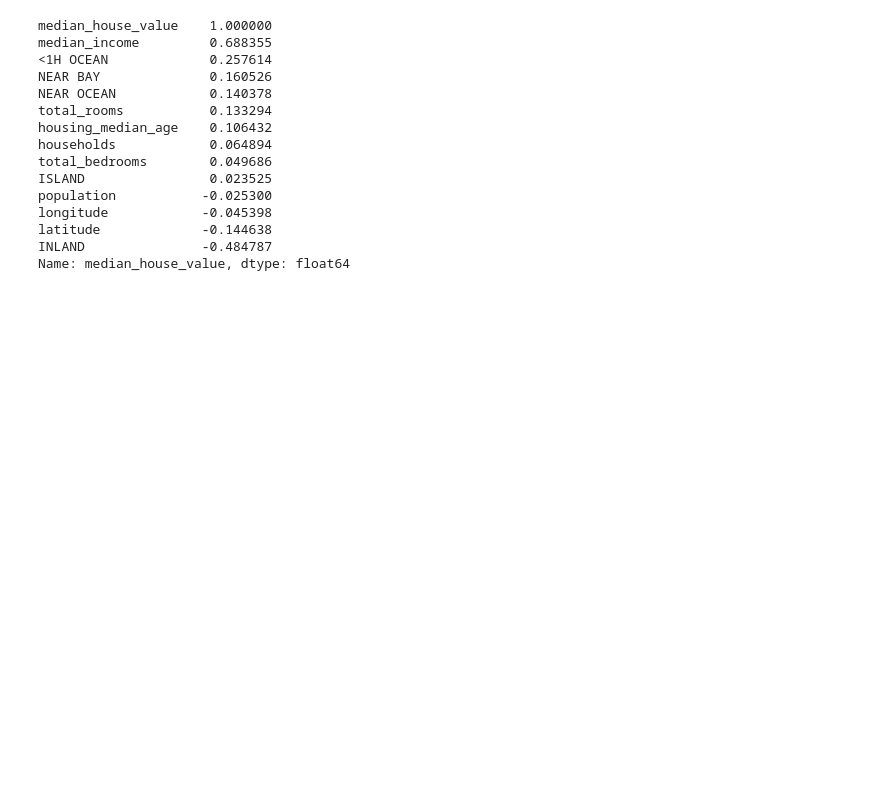
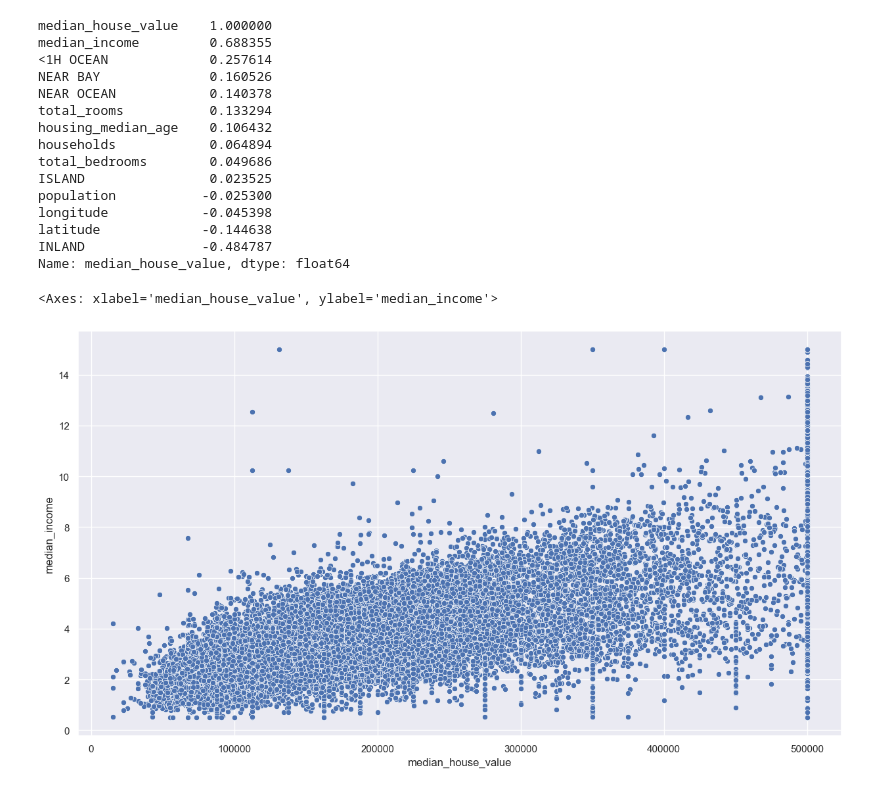
Before and after one commit to santicalleg/introduction_ai_python, a Jupyter notebook: linear_regression/housing.ipynb, the cells around one changed output. Drawn from its saved outputs; the diff is of its cells as text; code cells hidden in the pictures; blank space fills up the shorter version.

```diff
--- a/linear_regression/housing.ipynb
+++ b/linear_regression/housing.ipynb
@@ -228,3 +228,8 @@ longitude            -0.045398
 latitude             -0.144638
 INLAND               -0.484787
 Name: median_house_value, dtype: float64
+# %%
+sb.scatterplot(x=data_na['median_house_value'], y=data_na['median_income'])
+# %% [output]
+<Axes: xlabel='median_house_value', ylabel='median_income'>
+[figure, added]
```
Also changed, not shown: parts of 24 cells of this notebook.
